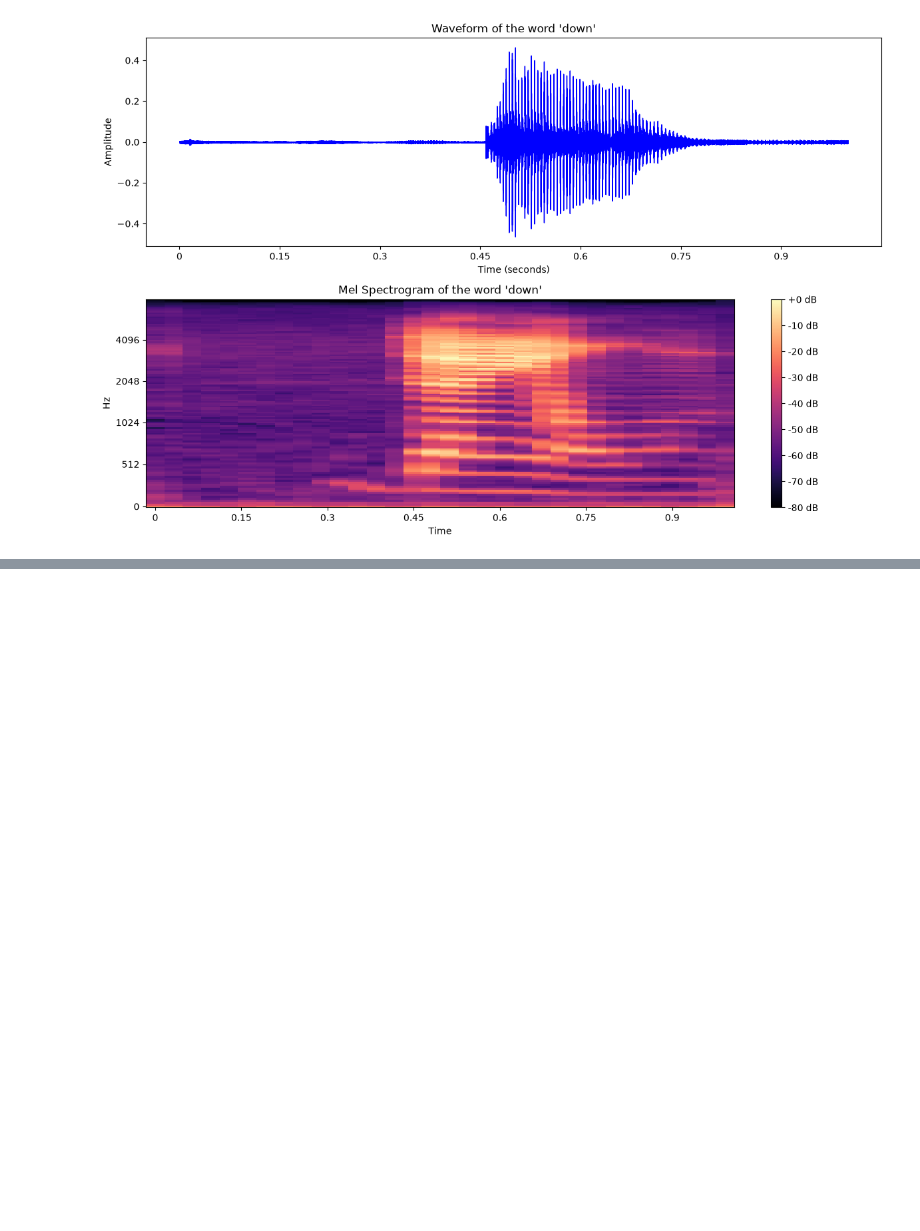
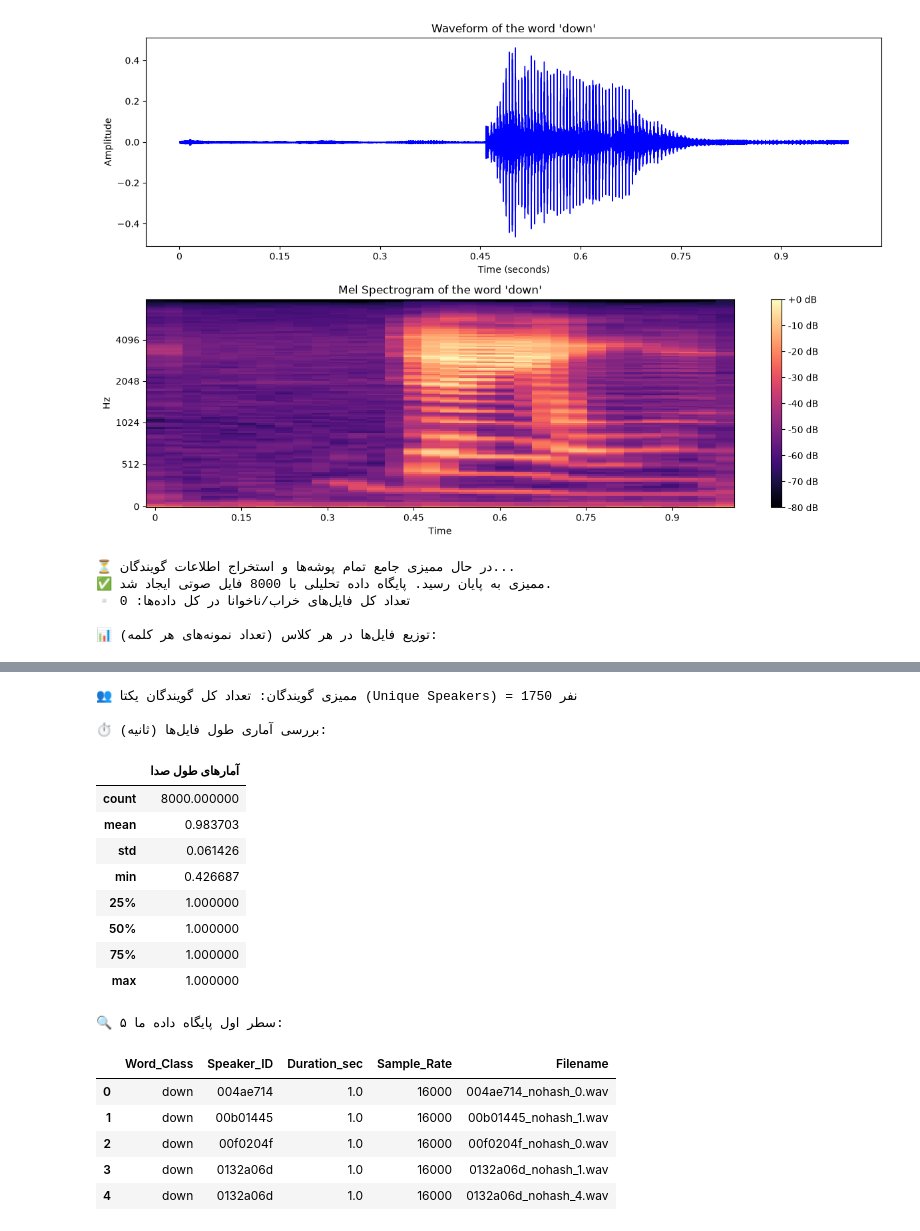
Before and after one commit to frankiesteardrop/Data-Analysis-Project, a Jupyter notebook: Phase1_EDA.ipynb, the cells around one changed output, grey strips where cells are left out. Drawn from its saved outputs; the diff is of its cells as text; code cells hidden in the pictures; blank space fills up the shorter version.

```diff
--- a/Phase1_EDA.ipynb
+++ b/Phase1_EDA.ipynb
@@ -165,3 +165,60 @@ plt.tight_layout()
 plt.show()
 # %% [output]
 [figure]
+# %%
+# سلول ۵: ممیزی جامع تمام کلاس‌ها و استخراج شناسه گویندگان (Speaker Audit)
+import pandas as pd
+
+print("⏳ در حال ممیزی جامع تمام پوشه‌ها و استخراج اطلاعات گویندگان...")
+
+audio_metadata = []
+corrupt_files = 0
+
+# بررسی تمام کلمات پیدا شده در پوشه استخراج
+for word in words:
+    word_path = os.path.join(EXTRACTED_DIR, word)
+
+    for filename in os.listdir(word_path):
+        if filename.endswith('.wav'):
+            filepath = os.path.join(word_path, filename)
+
+            # استخراج شناسه گوینده: نام فایل‌ها در مجموعه گوگل ساختار شناسه_نویز_شماره دارند
+            # مثال: 00b01445_nohash_0.wav -> شناسه گوینده: 00b01445
+            speaker_id = filename.split('_')[0]
+
+            try:
+                sr, data = wavfile.read(filepath)
+                duration = len(data) / sr if sr > 0 else 0
+
+                audio_metadata.append({
+                    'Word_Class': word,
+                    'Speaker_ID': speaker_id,
+                    'Duration_sec': duration,
+                    'Sample_Rate': sr,
+                    'Filename': filename
+                })
+            except Exception:
+                corrupt_files += 1
+
+# تبدیل لیست به دیتافریم پانداز برای تحلیل راحت‌تر
+df_audio = pd.DataFrame(audio_metadata)
+
+print(f"✅ ممیزی به پایان رسید. پایگاه داده تحلیلی با {len(df_audio)} فایل صوتی ایجاد شد.")
+print(f"▫️ تعداد کل فایل‌های خراب/ناخوانا در کل داده‌ها: {corrupt_files}")
+
+print("\n📊 توزیع فایل‌ها در هر کلاس (تعداد نمونه‌های هر کلمه):")
+display(df_audio['Word_Class'].value_counts().to_frame(name='تعداد'))
+
+print(f"\n👥 ممیزی گویندگان: تعداد کل گویندگان یکتا (Unique Speakers) = {df_audio['Speaker_ID'].nunique()} نفر")
+
+print("\n⏱️ بررسی آماری طول فایل‌ها (ثانیه):")
+display(df_audio['Duration_sec'].describe().to_frame(name='آمارهای طول صدا'))
+
+print("\n🔍 ۵ سطر اول پایگاه داده ما:")
+display(df_audio.head())
+# %% [output]
+⏳ در حال ممیزی جامع تمام پوشه‌ها و استخراج اطلاعات گویندگان...
+✅ ممیزی به پایان رسید. پایگاه داده تحلیلی با 8000 فایل صوتی ایجاد شد.
+▫️ تعداد کل فایل‌های خراب/ناخوانا در کل داده‌ها: 0
+
+📊 توزیع فایل‌ها در هر کلاس (تعداد نمونه‌های هر کلمه):
@@ -167,0 +235,19 @@ plt.show()
+👥 ممیزی گویندگان: تعداد کل گویندگان یکتا (Unique Speakers) = 1750 نفر
+
+⏱️ بررسی آماری طول فایل‌ها (ثانیه):
+|  | آمارهای طول صدا |
+| count | 8000.000000 |
+| mean | 0.983703 |
+| std | 0.061426 |
+| min | 0.426687 |
+| 25% | 1.000000 |
+| 50% | 1.000000 |
+| 75% | 1.000000 |
+| max | 1.000000 |
+🔍 ۵ سطر اول پایگاه داده ما:
+|  | Word_Class | Speaker_ID | Duration_sec | Sample_Rate | Filename |
+| 0 | down | 004ae714 | 1.0 | 16000 | 004ae714_nohash_0.wav |
+| 1 | down | 00b01445 | 1.0 | 16000 | 00b01445_nohash_1.wav |
+| 2 | down | 00f0204f | 1.0 | 16000 | 00f0204f_nohash_0.wav |
+| 3 | down | 0132a06d | 1.0 | 16000 | 0132a06d_nohash_1.wav |
+| 4 | down | 0132a06d | 1.0 | 16000 | 0132a06d_nohash_4.wav |
```
Also changed, not shown: parts of 2 cells of this notebook.
